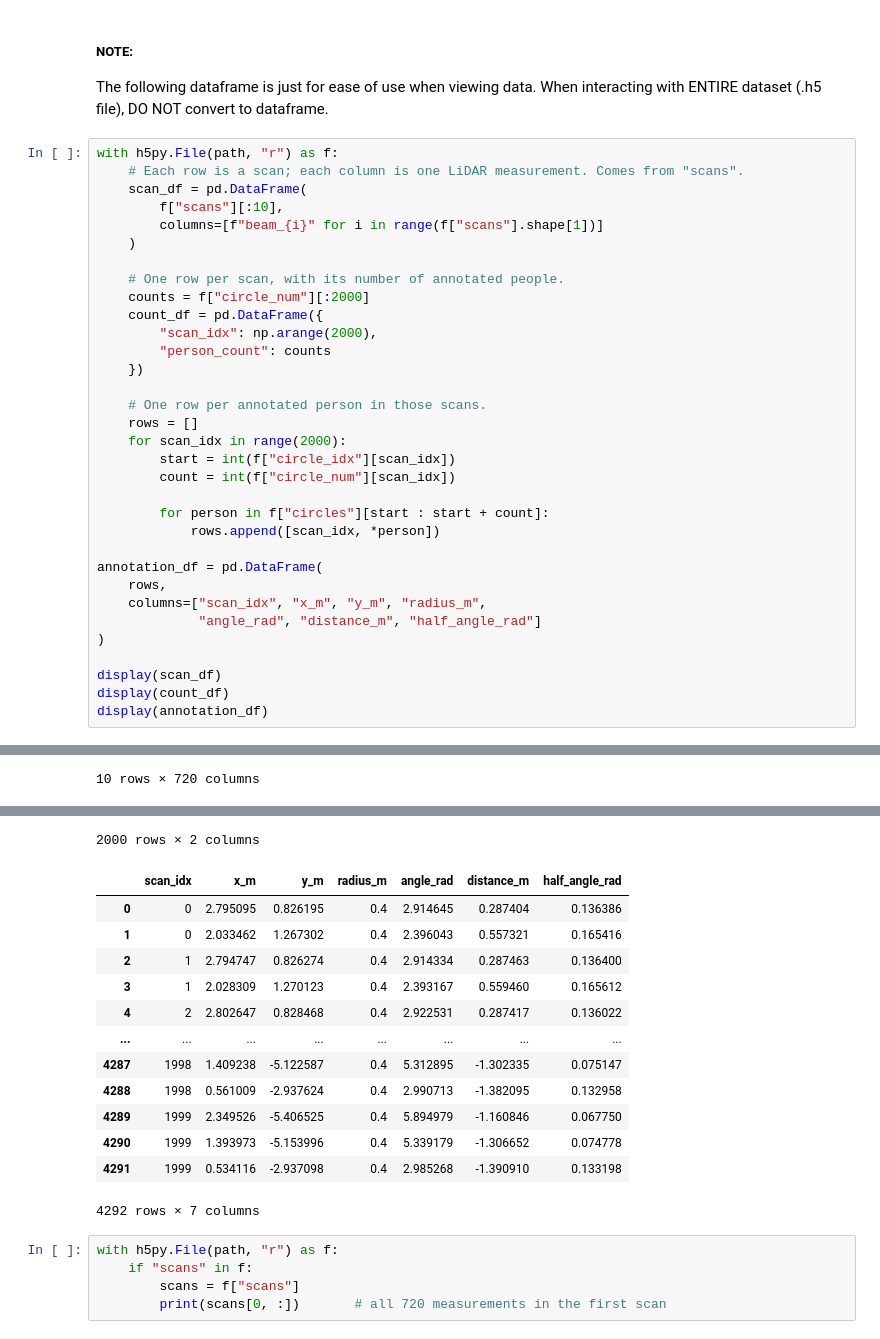
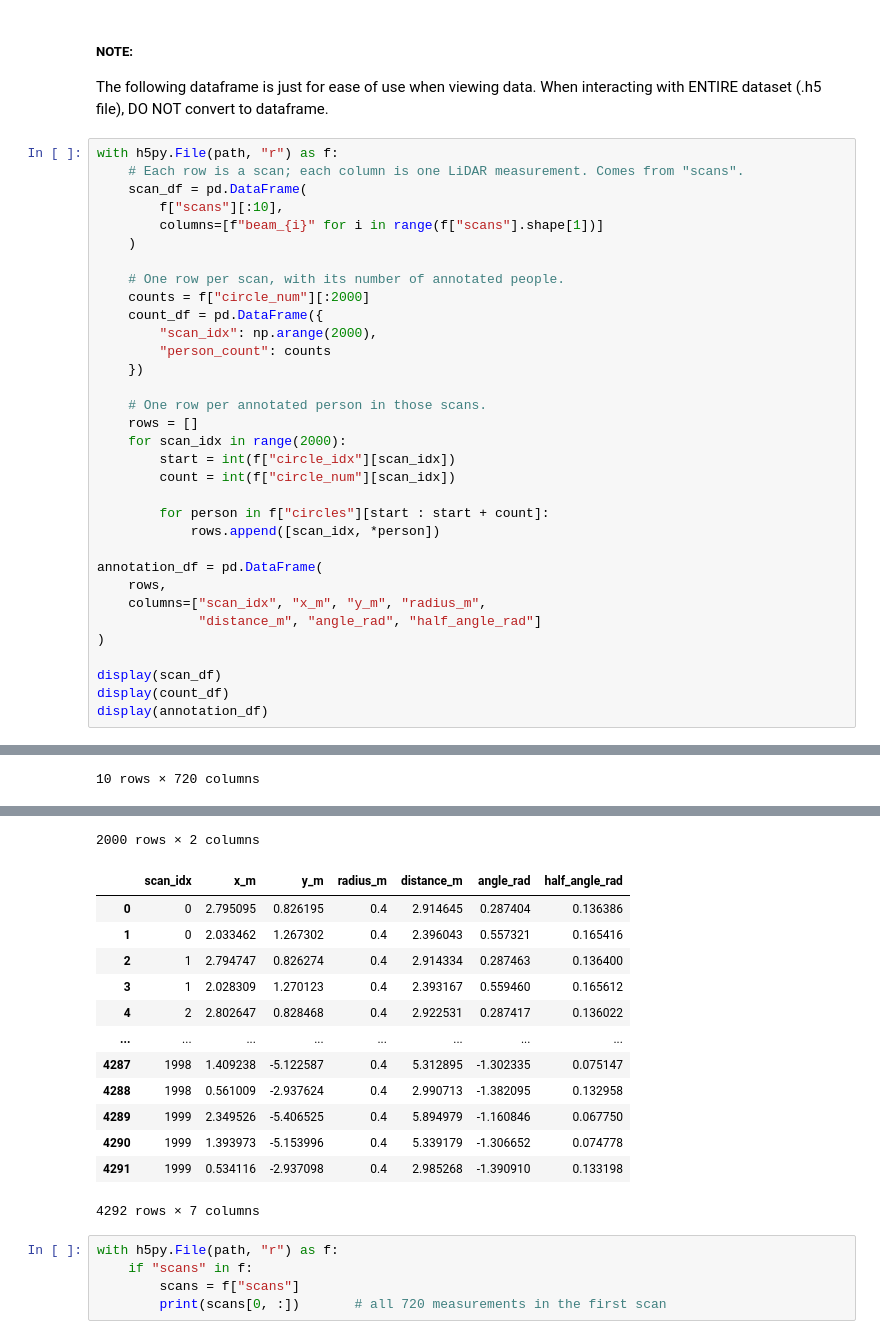
Before and after one commit to BrianR312/ME4452_ML_Project, a Jupyter notebook: Dataset Exploration.ipynb, the cells around one changed output, grey strips where cells are left out. Saved outputs shown, nothing was run; the diff lists cells and outputs as text.

```diff
--- a/Dataset Exploration.ipynb
+++ b/Dataset Exploration.ipynb
@@ -61,39 +61,39 @@ with h5py.File(path, "r") as f:
 annotation_df = pd.DataFrame(
     rows,
     columns=["scan_idx", "x_m", "y_m", "radius_m",
-             "angle_rad", "distance_m", "half_angle_rad"]
+             "distance_m", "angle_rad", "half_angle_rad"]
 )
 
 display(scan_df)
 display(count_df)
 display(annotation_df)
 # %% [output]
 |  | beam_0 | beam_1 | beam_2 | beam_3 | beam_4 | beam_5 | beam_6 | beam_7 | beam_8 | beam_9 | ... | ... |
 | 0 | 5.582 | 2.474 | 2.473 | 2.471 | 2.455 | 2.471 | 2.471 | 5.591 | 5.599 | 5.591 | ... | ... |
 | 1 | 5.553 | 2.461 | 2.451 | 2.451 | 2.451 | 2.451 | 2.472 | 5.594 | 5.601 | 5.623 | ... | ... |
 | 2 | 5.580 | 2.498 | 2.489 | 2.489 | 2.459 | 2.489 | 2.511 | 5.624 | 5.638 | 5.638 | ... | ... |
 | 3 | 5.576 | 2.470 | 2.470 | 2.470 | 2.464 | 2.474 | 2.500 | 5.599 | 5.599 | 5.600 | ... | ... |
 | 4 | 5.584 | 2.482 | 2.476 | 2.474 | 2.474 | 2.474 | 2.476 | 5.610 | 5.616 | 5.622 | ... | ... |
 | 5 | 5.549 | 2.478 | 2.471 | 2.457 | 2.446 | 2.446 | 2.446 | 5.629 | 5.629 | 5.629 | ... | ... |
 | 6 | 5.604 | 2.484 | 2.473 | 2.462 | 2.434 | 2.462 | 2.462 | 5.593 | 5.601 | 5.608 | ... | ... |
 | 7 | 5.602 | 2.496 | 2.467 | 2.467 | 2.460 | 2.460 | 2.515 | 5.587 | 5.597 | 5.597 | ... | ... |
 | 8 | 5.590 | 2.458 | 2.458 | 2.448 | 2.448 | 2.448 | 2.528 | 5.626 | 5.626 | 5.615 | ... | ... |
 | 9 | 5.554 | 2.483 | 2.476 | 2.467 | 2.455 | 2.455 | 2.455 | 5.603 | 5.614 | 5.614 | ... | ... |
 10 rows × 720 columns
 |  | scan_idx | person_count |
 | 0 | 0 | 2 |
 | 1 | 1 | 2 |
 | 2 | 2 | 2 |
 | 3 | 3 | 2 |
 | 4 | 4 | 2 |
 | ... | ... | ... |
 | 1995 | 1995 | 3 |
 | 1996 | 1996 | 3 |
 | 1997 | 1997 | 3 |
 | 1998 | 1998 | 3 |
 | 1999 | 1999 | 3 |
 2000 rows × 2 columns
-|  | scan_idx | x_m | y_m | radius_m | angle_rad | distance_m | half_angle_rad |
+|  | scan_idx | x_m | y_m | radius_m | distance_m | angle_rad | half_angle_rad |
 | 0 | 0 | 2.795095 | 0.826195 | 0.4 | 2.914645 | 0.287404 | 0.136386 |
 | 1 | 0 | 2.033462 | 1.267302 | 0.4 | 2.396043 | 0.557321 | 0.165416 |
 | 2 | 1 | 2.794747 | 0.826274 | 0.4 | 2.914334 | 0.287463 | 0.136400 |
```
Also changed, not shown: parts of 2 cells of this notebook.
